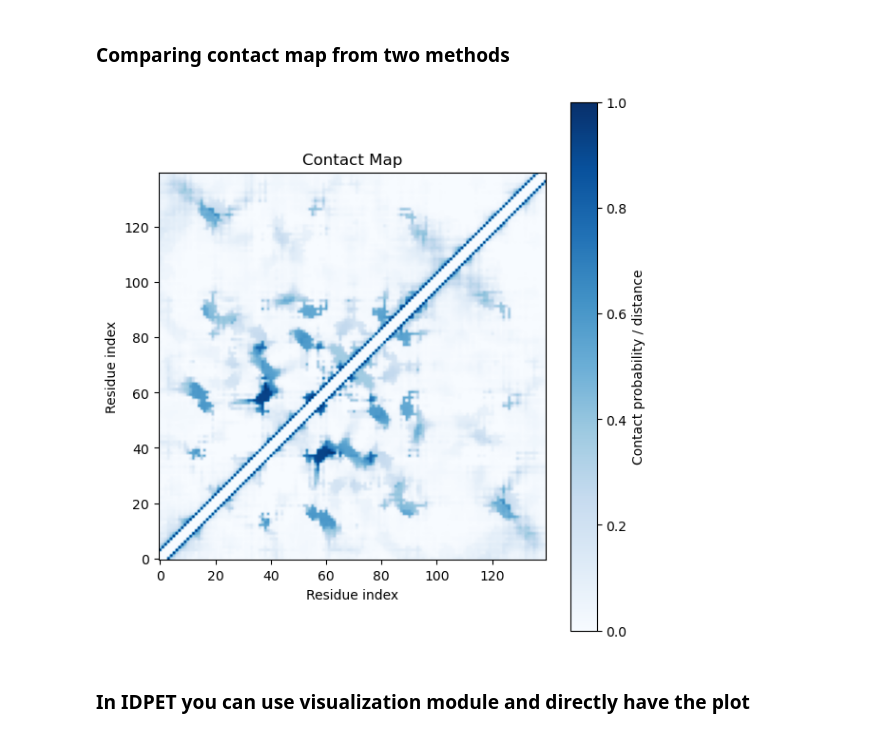
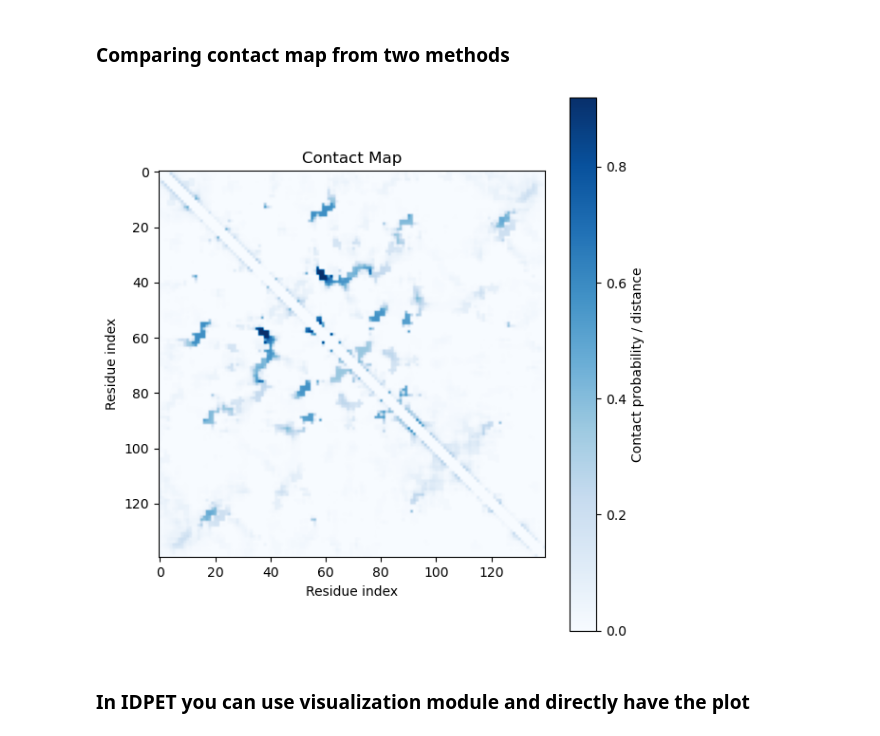
Before and after one commit to BioComputingUP/EnsembleTools, a Jupyter notebook: notebooks/idpet_vs_soursop.ipynb, the cells around one changed output. Cells and saved outputs as stored; diff of their text form; code cells hidden in the pictures.

```diff
--- a/notebooks/idpet_vs_soursop.ipynb
+++ b/notebooks/idpet_vs_soursop.ipynb
@@ -98,17 +97,17 @@ plt.show()
 # %% [markdown]
 ### Comparing contact map from two methods
 # %%
-contact_soursop =  ProtObj.get_contact_map(distance_thresh=8.0)
+contact_soursop =  ProtObj.get_contact_map(distance_thresh=8.0, mode="ca")
 plt.figure(figsize=(6, 6))
-plt.imshow(contact_soursop[0], cmap='Blues', origin='lower')
+plt.imshow(contact_soursop[0] ,cmap='Blues', origin='upper')
 plt.colorbar(label='Contact probability / distance')
 plt.title('Contact Map')
 plt.xlabel('Residue index')
 plt.ylabel('Residue index')
 plt.tight_layout()
 plt.show()
 # %% [output]
-[figure, old version]
+[figure, new version]
 # %% [markdown]
 ### In IDPET you can use visualization module and directly have the plot
 # %%
```
Also changed, not shown: parts of 1 cell of this notebook.
